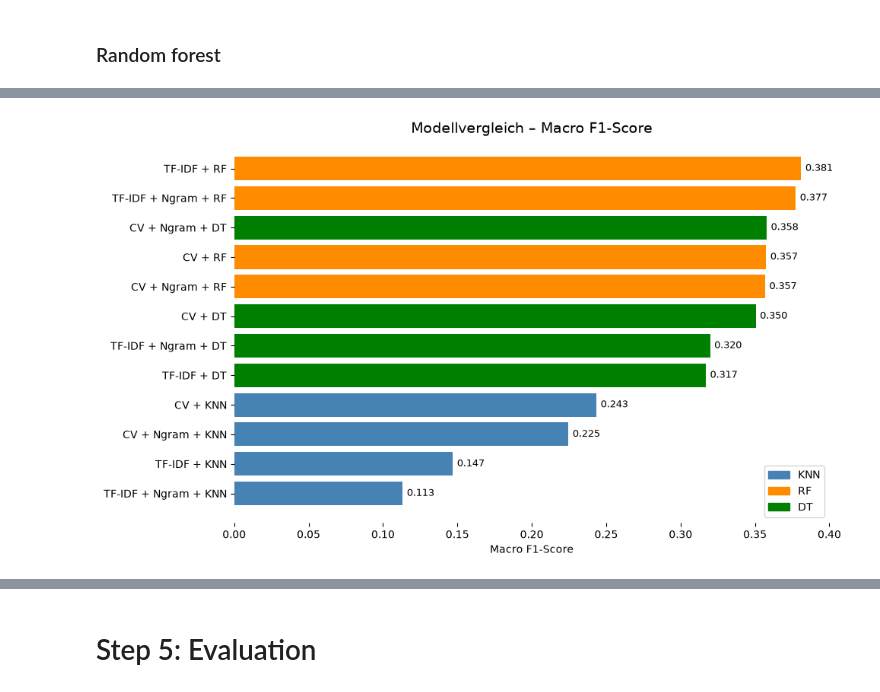
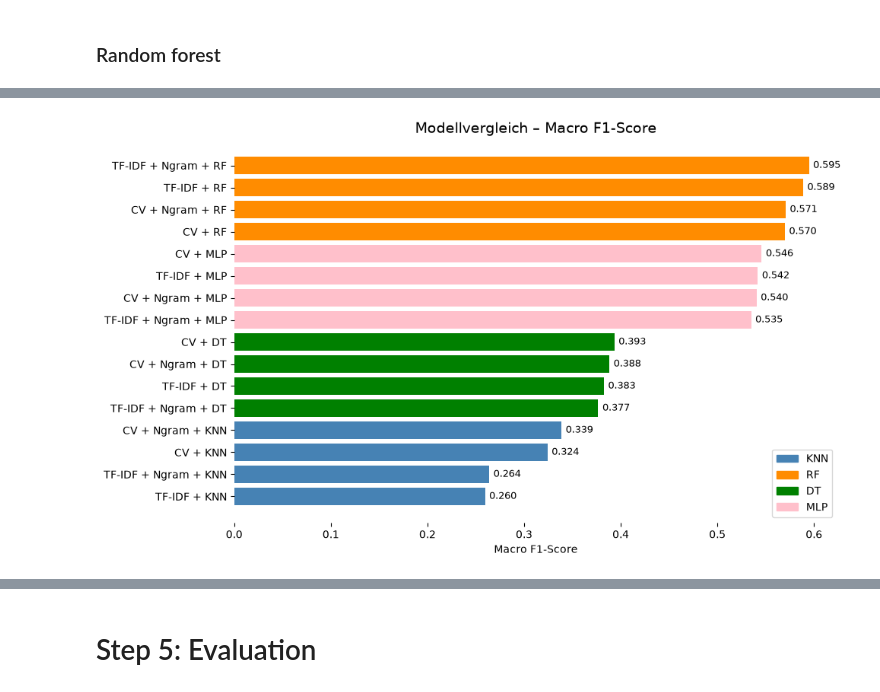
Before and after one commit to Anas2308/Neue_Konzepte_Portfolio, a Jupyter notebook: notebooks/manuel.ipynb, the cells around one changed output, grey strips where cells are left out. Drawn from its saved outputs; the diff is of its cells as text; code cells hidden in the pictures.

Commit message:
Add mlp model and sample to even class sizes. Also add vl8 II code

```diff
--- a/notebooks/manuel.ipynb
+++ b/notebooks/manuel.ipynb
@@ -952,0 +1094,10 @@ weighted avg       0.34      0.33      0.33      9324
+# %%
+# CV + MLP
+
+model_count_mlp = MLPClassifier(hidden_layer_sizes=best_layers, early_stopping=True, random_state=42).fit(X_count_train, y_count_train)
+y_pred = model_count_mlp.predict(X_count_test)
+f1 = f1_score(y_count_test, y_pred, average="macro")
+
+print("=== CountVectorizer + MLP ===")
+print(classification_report(y_count_test, y_pred, zero_division=0))
+results["CV + MLP"] = (f1, model_count_mlp, X_count_test, y_count_test)
@@ -952,0 +1117,10 @@ weighted avg       0.34      0.33      0.33      9324
+# %%
+# TF-IDF + MLP
+
+model_tfidf_mlp = MLPClassifier(hidden_layer_sizes=best_layers, early_stopping=True, random_state=42).fit(X_tfidf_train, y_tfidf_train)
+y_pred = model_tfidf_mlp.predict(X_tfidf_test)
+f1 = f1_score(y_tfidf_test, y_pred, average="macro")
+
+print("=== TF-IDF + MLP ===")
+print(classification_report(y_tfidf_test, y_pred, zero_division=0))
+results["TF-IDF + MLP"] = (f1, model_tfidf_mlp, X_tfidf_test, y_tfidf_test)
@@ -952,0 +1140,10 @@ weighted avg       0.34      0.33      0.33      9324
+# %%
+# CV + Ngram + MLP
+
+model_count_ngram_mlp = MLPClassifier(hidden_layer_sizes=best_layers, early_stopping=True, random_state=42).fit(X_count_ngram_train, y_count_ngram_train)
+y_pred = model_count_ngram_mlp.predict(X_count_ngram_test)
+f1 = f1_score(y_count_ngram_test, y_pred, average="macro")
+
+print("=== CountVectorizer + Ngram + MLP ===")
+print(classification_report(y_count_ngram_test, y_pred, zero_division=0))
+results["CV + Ngram + MLP"] = (f1, model_count_ngram_mlp, X_count_ngram_test, y_count_ngram_test)
@@ -952,0 +1163,10 @@ weighted avg       0.34      0.33      0.33      9324
+# %%
+# TF-IDF + Ngram + MLP
+
+model_tfidf_ngram_mlp = MLPClassifier(hidden_layer_sizes=best_layers, early_stopping=True, random_state=42).fit(X_tfidf_ngram_train, y_tfidf_ngram_train)
+y_pred = model_tfidf_ngram_mlp.predict(X_tfidf_ngram_test)
+f1 = f1_score(y_tfidf_ngram_test, y_pred, average="macro")
+
+print("=== TF-IDF + Ngram + MLP ===")
+print(classification_report(y_tfidf_ngram_test, y_pred, zero_division=0))
+results["TF-IDF + Ngram + MLP"] = (f1, model_tfidf_ngram_mlp, X_tfidf_ngram_test, y_tfidf_ngram_test)
@@ -953,19 +1186,19 @@ weighted avg       0.34      0.33      0.33      9324
 # %%
-results_df = pd.Series(results).sort_values()
-color_map = {"KNN": "steelblue", "RF": "darkorange", "DT": "green"}
+results_df = pd.Series({k: v[0] for k, v in results.items()}).sort_values()
+color_map = {"KNN": "steelblue", "RF": "darkorange", "DT": "green", "MLP" : "pink"}
 colors = [next(c for k, c in color_map.items() if k in name) for name in results_df.index]
 
 _, ax = plt.subplots(figsize=(10, 6))
 bars = ax.barh(results_df.index, results_df.values, color=colors)
 ax.set_title("Modellvergleich – Macro F1-Score", fontsize=14)
 ax.set_xlabel("Macro F1-Score")
 ax.bar_label(bars, fmt="{:.3f}", padding=4, fontsize=9)
 ax.spines[:].set_visible(False)
 
 from matplotlib.patches import Patch
 ax.legend(handles=[Patch(color=c, label=k) for k, c in color_map.items()], loc="lower right")
 
 plt.tight_layout()
 plt.show()
 # %% [output]
-[figure, old version]
+[figure, new version]
```
Also changed, not shown: parts of 67 cells of this notebook, 1 other file.
